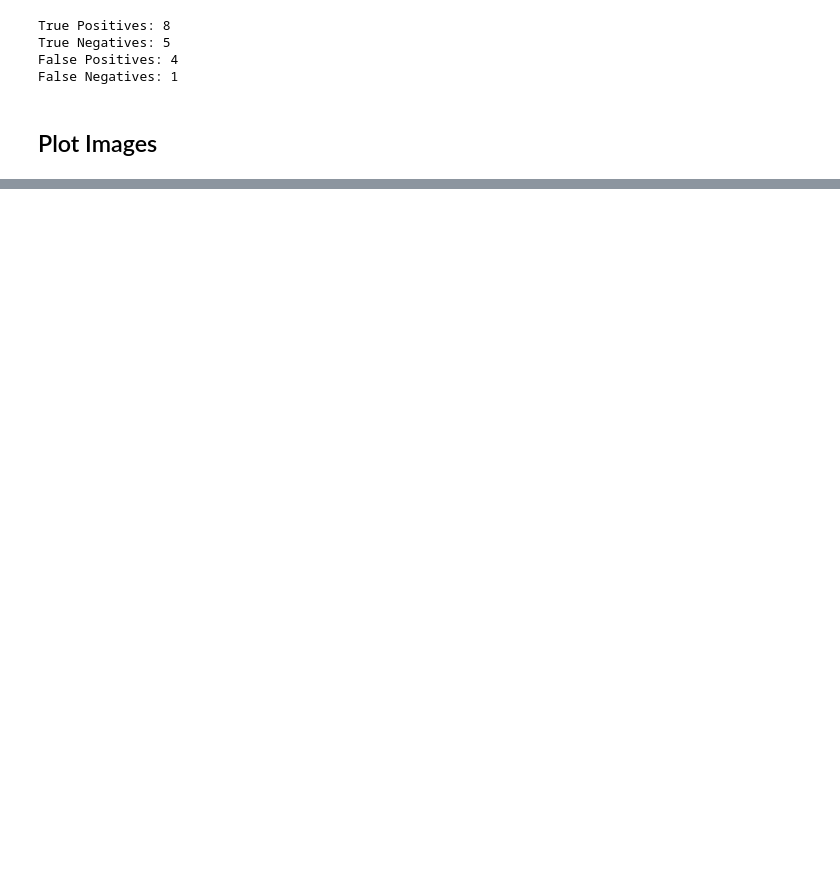
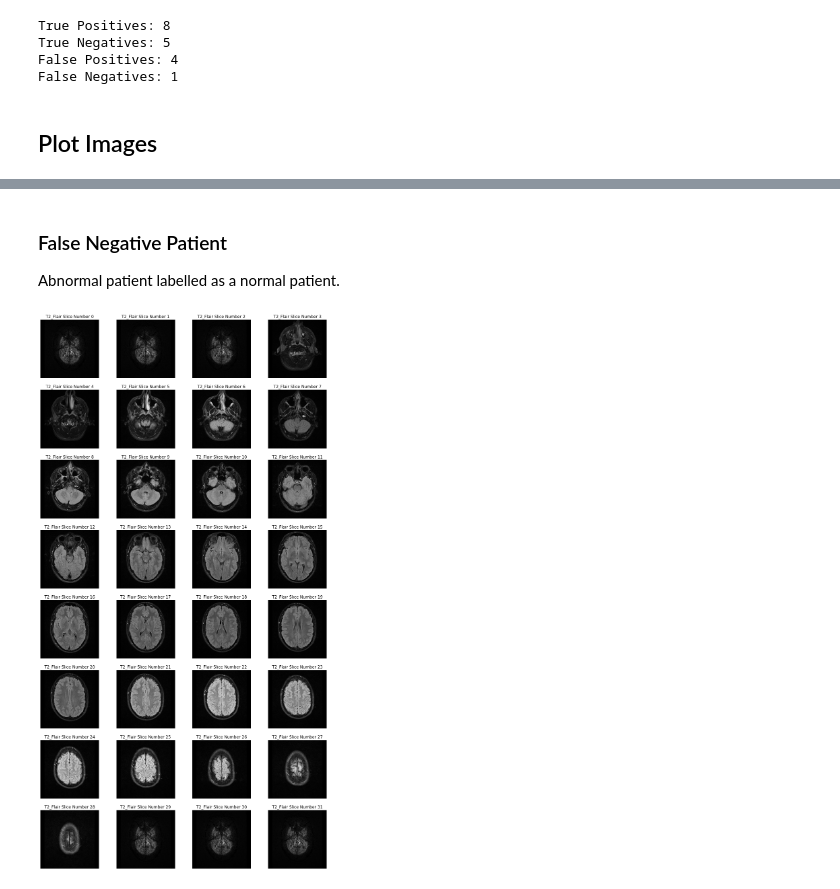
Before and after one commit to Avuerro/ISMI-braintriage, a Jupyter notebook: code/failure_analysis/Failure_Analysis_Full.ipynb, the cells around one changed output, grey strips where cells are left out. Cells and saved outputs as stored; diff of their text form; code cells hidden in the pictures; blank space fills up the shorter version.

```diff
--- a/code/failure_analysis/Failure_Analysis_Full.ipynb
+++ b/code/failure_analysis/Failure_Analysis_Full.ipynb
@@ -196,0 +155,8 @@ False Negatives: 1
+# %% [markdown]
+### False Negative Patient
+Abnormal patient labelled as a normal patient.
+# %%
+fn_patient = random.choice(false_negatives)
+plot_patient_slices(fn_patient)
+# %% [output]
+[figure, added]
```
Also changed, not shown: parts of 8 cells of this notebook, 1 other file.
